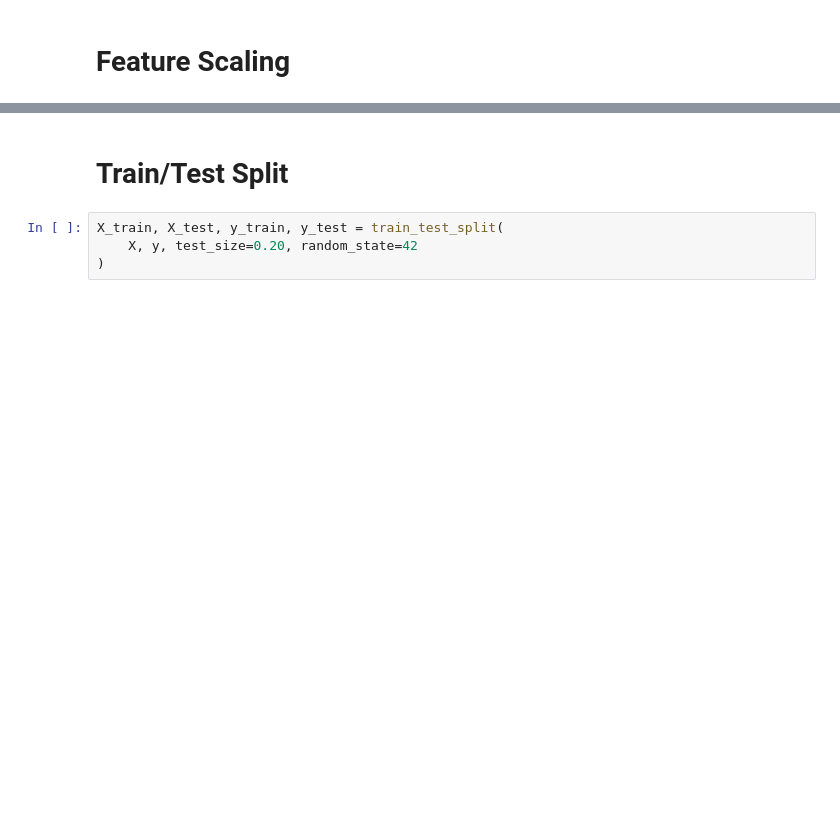
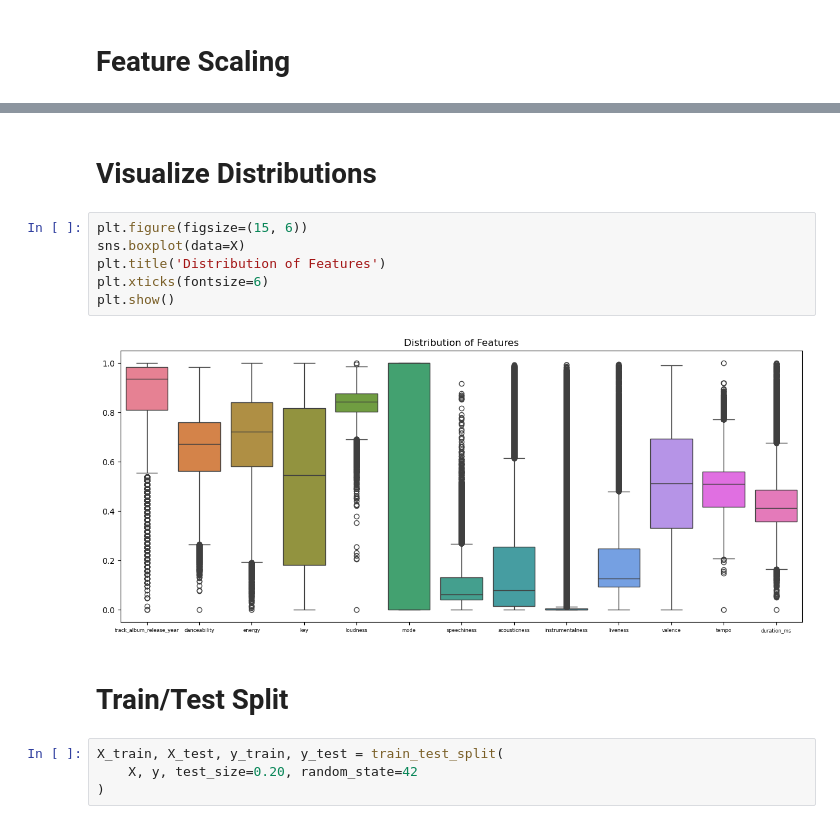
Before and after one commit to 20mattk/Popularize, a Jupyter notebook: Popularize.ipynb, the cells around one changed output, grey strips where cells are left out. Saved outputs shown, nothing was run; the diff lists cells and outputs as text; blank space fills up the shorter version.

Commit message:
Distribution visualizations and a quick linear regression

```diff
--- a/Popularize.ipynb
+++ b/Popularize.ipynb
@@ -155,6 +160,16 @@ X.describe().T
 | valence | 32833.0 | 0.510561 | 0.233146 | 0.000000 | 0.331000 | 0.512000 | 0.693000 | 0.991 |
 | tempo | 32833.0 | 0.504849 | 0.112361 | 0.000000 | 0.417474 | 0.509455 | 0.559297 | 1.000 |
 | duration_ms | 32833.0 | 0.431677 | 0.116452 | 0.000000 | 0.357757 | 0.412604 | 0.485753 | 1.000 |
+# %% [markdown]
+# Visualize Distributions
+# %%
+plt.figure(figsize=(15, 6))
+sns.boxplot(data=X)
+plt.title('Distribution of Features')
+plt.xticks(fontsize=6)
+plt.show()
+# %% [output]
+[figure, added]
 # %% [markdown]
 # Train/Test Split
 # %%
```
Also changed, not shown: parts of 7 cells of this notebook.
